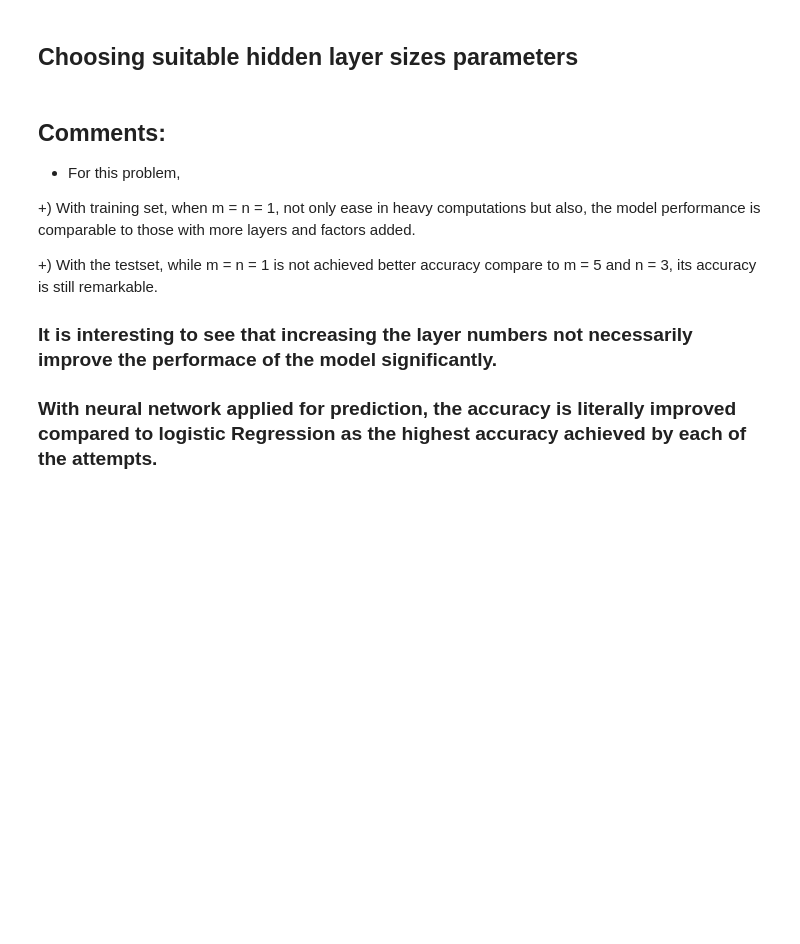
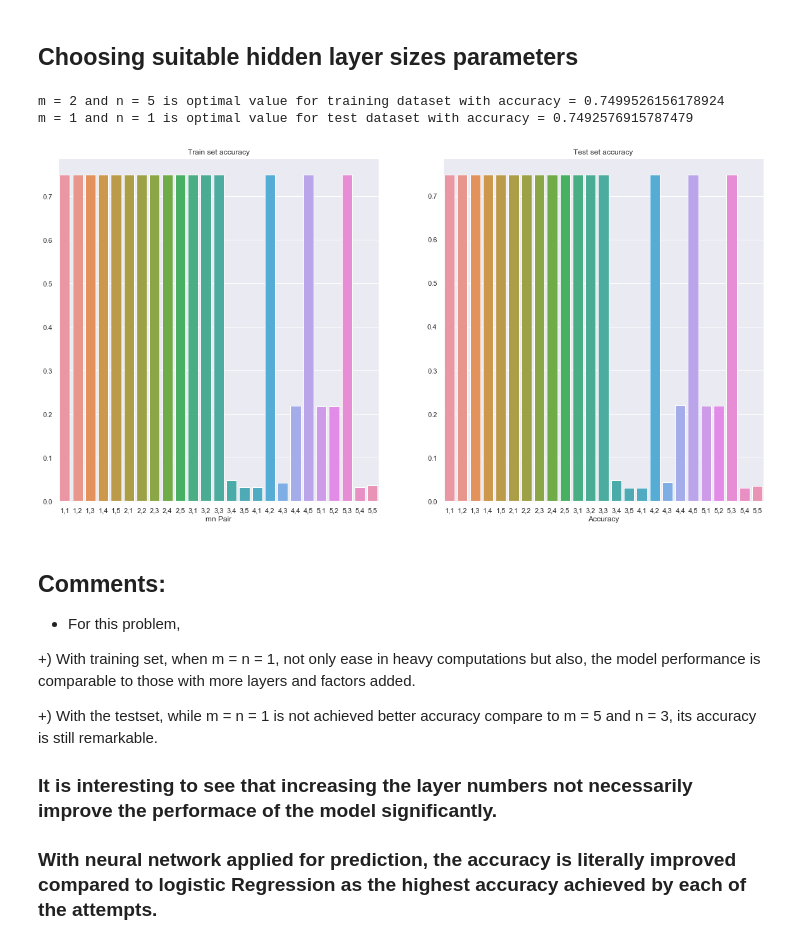
Before and after one commit to saobangmath/CZ1015---Miniproject, a Jupyter notebook: Miniproject.ipynb, the cells around one changed output. Saved outputs shown, nothing was run; the diff lists cells and outputs as text; code cells hidden in the pictures; blank space fills up the shorter version.

```diff
--- a/Miniproject.ipynb
+++ b/Miniproject.ipynb
@@ -424,35 +424,39 @@ for m in range(1, 6):
         mlp.fit(X_train, y_train)
         mn.append("{},{}".format(m, n))
         # for training set
         train_score = mlp.score(X_train, y_train)
         train_scores.append(train_score)
         if max_score_for_train < train_score:
             max_score_for_train = train_score
             m_train , n_train = m, n
         # for test set
         test_score = mlp.score(X_test, y_test)
         test_scores.append(test_score)
         if max_score_for_test < test_score:
             max_score_for_test = test_score
             m_test , n_test = m, n
 
 # training dataset analysis
 print("m = {} and n = {} is optimal value for training dataset with accuracy = {}".format(m_train,n_train, max_score_for_train))
 print("m = {} and n = {} is optimal value for test dataset with accuracy = {}".format(m_test,n_test, max_score_for_test))
 f, axes = plt.subplots(1, 2, figsize = (20, 10))
 # train set and test set accuracy plotting for different m, n values
 # train set
 sb.barplot(x = mn, y = train_scores, ax = axes[0])
 axes[0].set_title("Train set accuracy")
 axes[0].set_xlabel("mn Pair")
 axes[1].set_xlabel("Accuracy")
 # test set
 sb.barplot(x = mn, y = test_scores, ax = axes[1])
 axes[1].set_title("Test set accuracy")
 axes[1].set_xlabel("mn Pair")
 axes[1].set_xlabel("Accuracy")
-# title
-plt.title("Train set vs Test set")
+
+plt.show()
+# %% [output]
+m = 2 and n = 5 is optimal value for training dataset with accuracy = 0.7499526156178924
+m = 1 and n = 1 is optimal value for test dataset with accuracy = 0.7492576915787479
+[figure, added]
 # %% [markdown]
 ## Comments:
 
```
